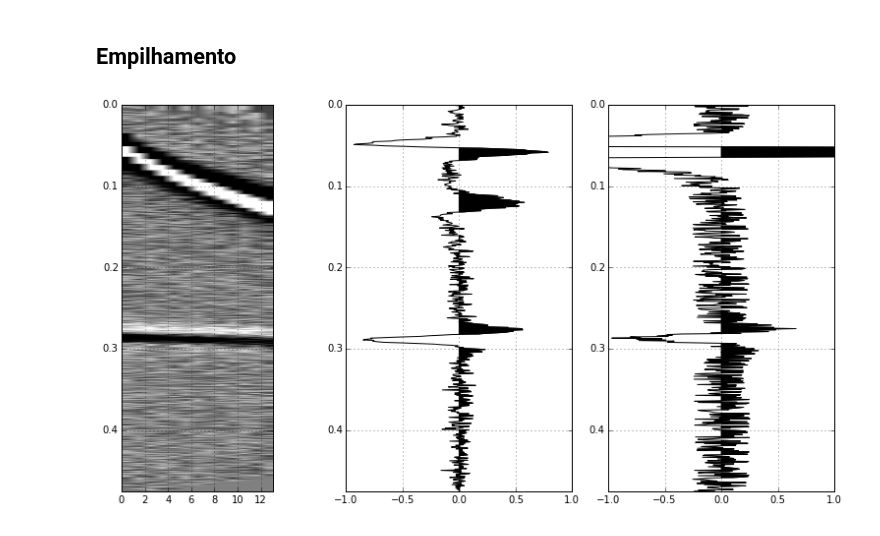
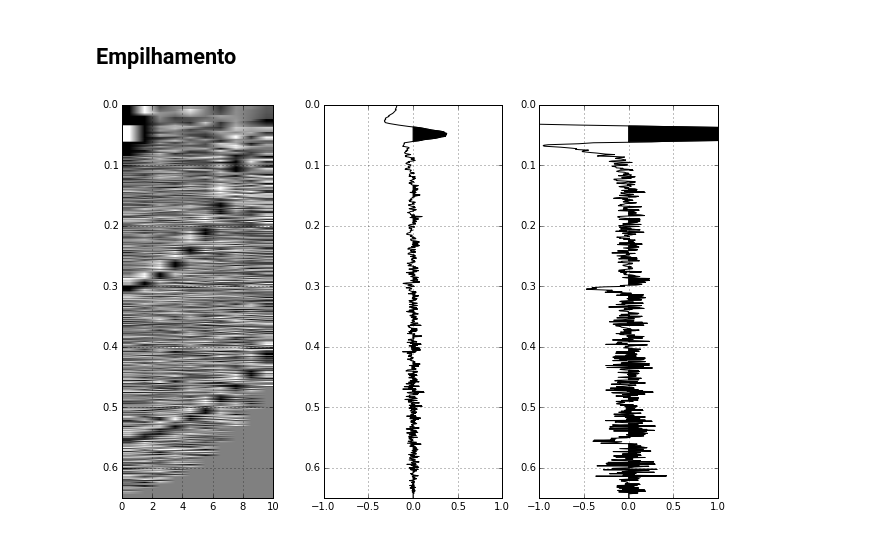
Before and after one commit to leouieda/geofisica2, a Jupyter notebook: notebooks/reflexao-cmp-nmo.ipynb, the cells around one changed output. Saved outputs shown, nothing was run; the diff lists cells and outputs as text; code cells hidden in the pictures.

```diff
--- a/notebooks/reflexao-cmp-nmo.ipynb
+++ b/notebooks/reflexao-cmp-nmo.ipynb
@@ -132,0 +145,12 @@ w
+# %%
+def run_sim2(fonte, its=800):
+    sim = ElasticSH(velocidade2, densidade2, spacing=spacing, taper=0.005, padding=45, verbose=False)
+    sim.add_point_source((0, fonte), Ricker(5, 45, 2/45))
+    sim.run(its)
+    return sim
+# %%
+pool = Pool()
+sims2 = pool.map(run_sim2, fontes)
+pool.close()
+# %%
+CMP2 = pega_cmp(sims2)
@@ -133,27 +180,28 @@ w
 # %% [markdown]
 ## Empilhamento
 # %%
-ruido = 0.00005
-CMP_ruido = CMP + np.random.uniform(-ruido, ruido, CMP.shape)
+ruido = 0.00003
+CMP_ruido = CMP2 + np.random.uniform(-ruido, ruido, CMP.shape)
 # %%
 def nmo_empilhamento(v):
     nmo = nmo_correction(CMP_ruido, times, offsets, v)
-    plt.figure(figsize=(11, 6))
+    plt.figure(figsize=(9, 6))
     plt.subplot(131)
-    mpl.seismic_image(nmo, dt=sims[0].dt, vmin=-0.0001, vmax=0.0001, aspect=70)
+    gain = 0.00005
+    mpl.seismic_image(nmo, dt=sims[0].dt, vmin=-gain, vmax=gain, aspect=40)
     plt.grid(True)
     plt.subplot(132)
     stack = np.atleast_2d(nmo.sum(1)).T
     mpl.seismic_wiggle(stack, dt=dt, scale=500)
     plt.xlim(-1, 1)
     plt.grid()
     plt.subplot(133)
-    mpl.seismic_wiggle(np.atleast_2d(CMP_ruido[:, 0]).T, dt=dt, scale=5000)
+    mpl.seismic_wiggle(np.atleast_2d(nmo[:, 0]).T, dt=dt, scale=5000)
     plt.xlim(-1, 1)
     plt.grid()
     plt.tight_layout()
     return nmo
-w = widgets.interactive(nmo_empilhamento, v=widgets.FloatSliderWidget(min=1000, max=10000, step=200, value=2000))
+w = widgets.interactive(nmo_empilhamento, v=widgets.FloatSliderWidget(min=2000, max=6000, step=100, value=2000))
 w
 # %% [output]
-[figure, old version]
+[figure, new version]
```
Also changed, not shown: parts of 25 cells of this notebook.
